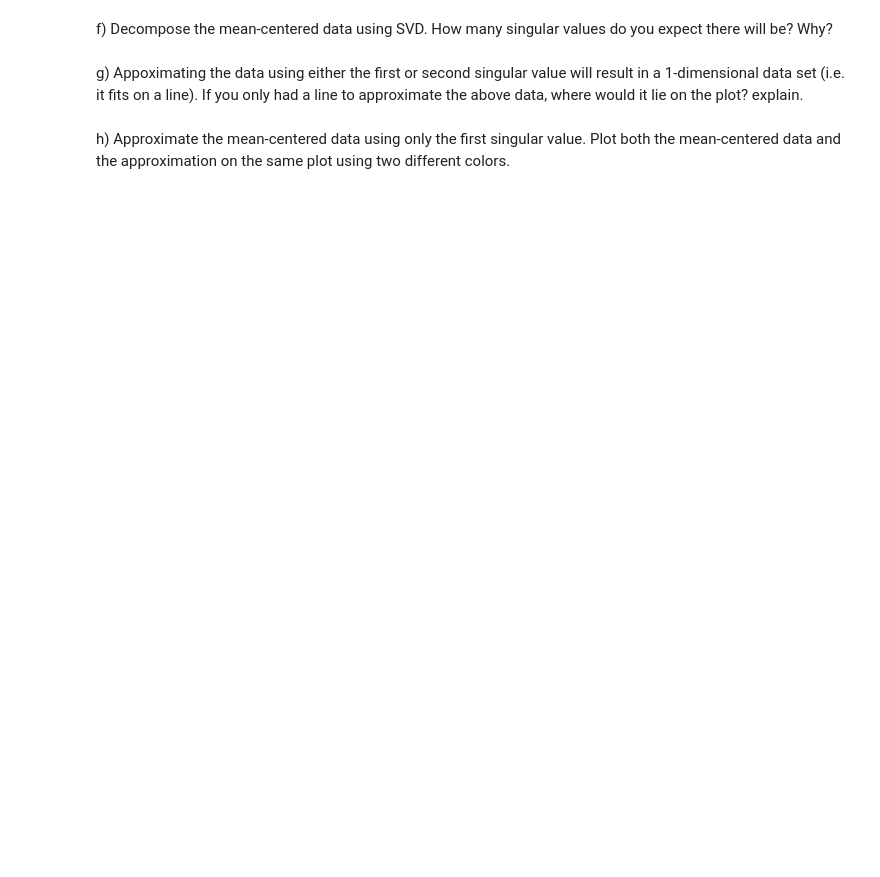
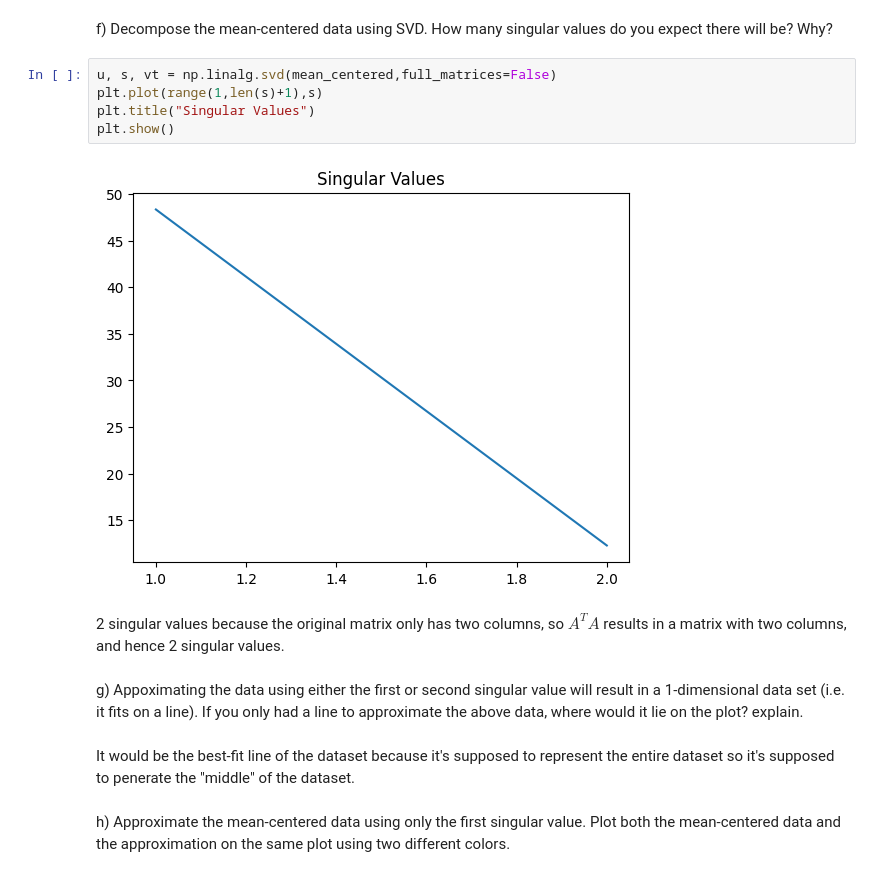
Before and after one commit to sj0726/CS506-Fall2022, a Jupyter notebook: worksheets/worksheet_08.ipynb, the cells around one changed output. Cells and saved outputs as stored; diff of their text form; blank space fills up the shorter version.

```diff
--- a/worksheets/worksheet_08.ipynb
+++ b/worksheets/worksheet_08.ipynb
@@ -114,6 +100,17 @@ array([ 3.26748547,  3.18353366,  1.97723656,  1.62327602,  3.61334448,
 # %% [markdown]
 f) Decompose the mean-centered data using SVD. How many singular values do you expect there will be? Why?
+# %%
+u, s, vt = np.linalg.svd(mean_centered,full_matrices=False)
+plt.plot(range(1,len(s)+1),s)
+plt.title("Singular Values")
+plt.show()
+# %% [output]
+[figure, added]
+# %% [markdown]
+2 singular values because the original matrix only has two columns, so $A^{T}A$ results in a matrix with two columns, and hence 2 singular values.
 # %% [markdown]
 g) Appoximating the data using either the first or second singular value will result in a 1-dimensional data set (i.e. it fits on a line). If you only had a line to approximate the above data, where would it lie on the plot? explain.
+# %% [markdown]
+It would be the best-fit line of the dataset because it's supposed to represent the entire dataset so it's supposed to penerate the "middle" of the dataset.
 # %% [markdown]
 h) Approximate the mean-centered data using only the first singular value. Plot both the mean-centered data and the approximation on the same plot using two different colors.
```
Also changed, not shown: parts of 5 cells of this notebook, 8 other files.
